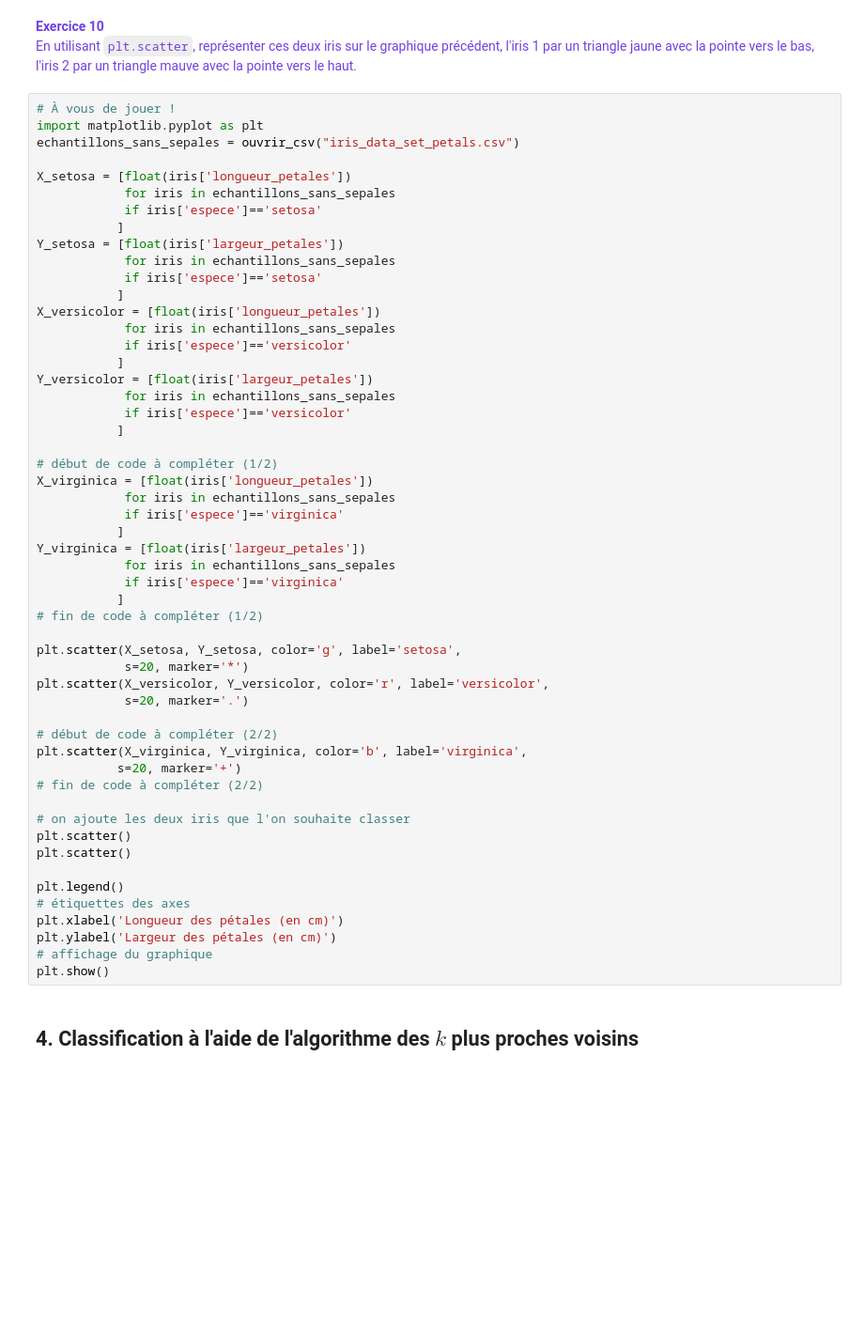
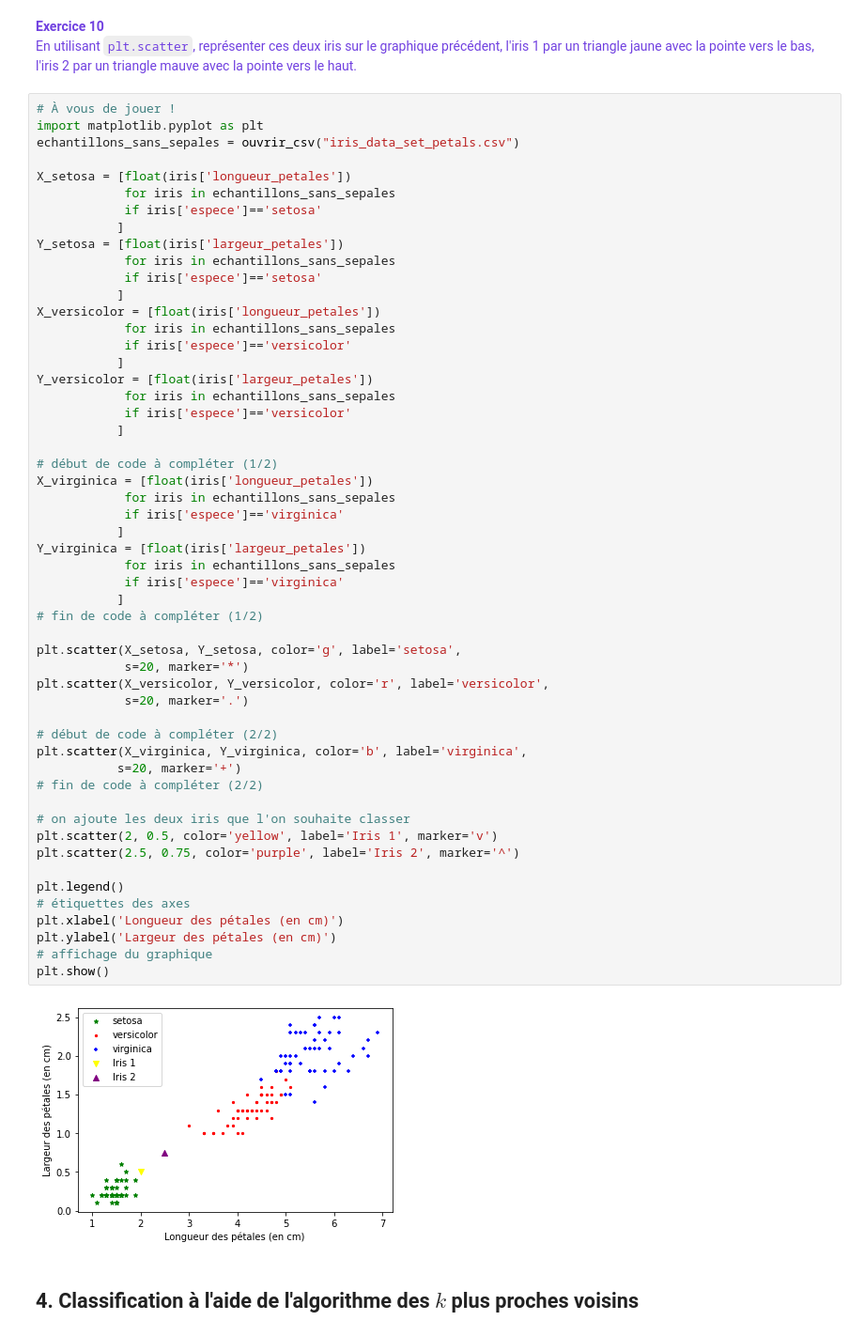
Before and after one commit to dcaisson/Notebooks-Jupyter-NSI, a Jupyter notebook: Projets/Projet 7 - Iris de Fisher/mini-projet-iris_de_fisher_travail_en_classe.ipynb, the cells around one changed output. Shown at 94% size. Saved outputs shown, nothing was run; the diff lists cells and outputs as text; blank space fills up the shorter version.

```diff
--- a/Projets/Projet 7 - Iris de Fisher/mini-projet-iris_de_fisher_travail_en_classe.ipynb
+++ b/Projets/Projet 7 - Iris de Fisher/mini-projet-iris_de_fisher_travail_en_classe.ipynb
@@ -569,35 +569,37 @@ Y_versicolor = [float(iris['largeur_petales'])
 
 # début de code à compléter (1/2)
 X_virginica = [float(iris['longueur_petales'])
             for iris in echantillons_sans_sepales
             if iris['espece']=='virginica'
            ]
 Y_virginica = [float(iris['largeur_petales'])
             for iris in echantillons_sans_sepales
             if iris['espece']=='virginica'
            ]
 # fin de code à compléter (1/2)
 
 plt.scatter(X_setosa, Y_setosa, color='g', label='setosa',
             s=20, marker='*')
 plt.scatter(X_versicolor, Y_versicolor, color='r', label='versicolor',
             s=20, marker='.')
 
 # début de code à compléter (2/2)
 plt.scatter(X_virginica, Y_virginica, color='b', label='virginica',
            s=20, marker='+')
 # fin de code à compléter (2/2)
 
 # on ajoute les deux iris que l'on souhaite classer
-plt.scatter()
-plt.scatter()
+plt.scatter(2, 0.5, color='yellow', label='Iris 1', marker='v')
+plt.scatter(2.5, 0.75, color='purple', label='Iris 2', marker='^')
 
 plt.legend()
 # étiquettes des axes
 plt.xlabel('Longueur des pétales (en cm)')
 plt.ylabel('Largeur des pétales (en cm)')
 # affichage du graphique
 plt.show()
+# %% [output]
+[figure, added]
 # %% [markdown]
 ## 4. Classification à l'aide de l'algorithme des $k$ plus proches voisins<a id="classification-knn"></a>
 # %% [markdown]
```
Also changed, not shown: parts of 6 cells of this notebook.
